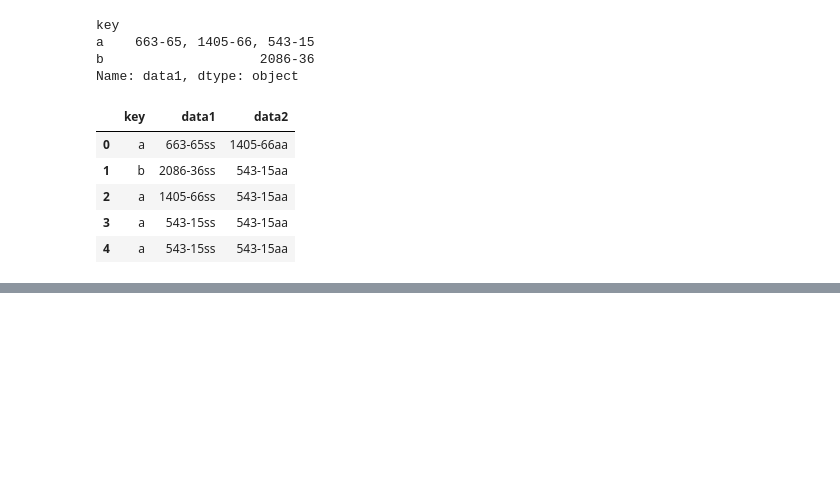
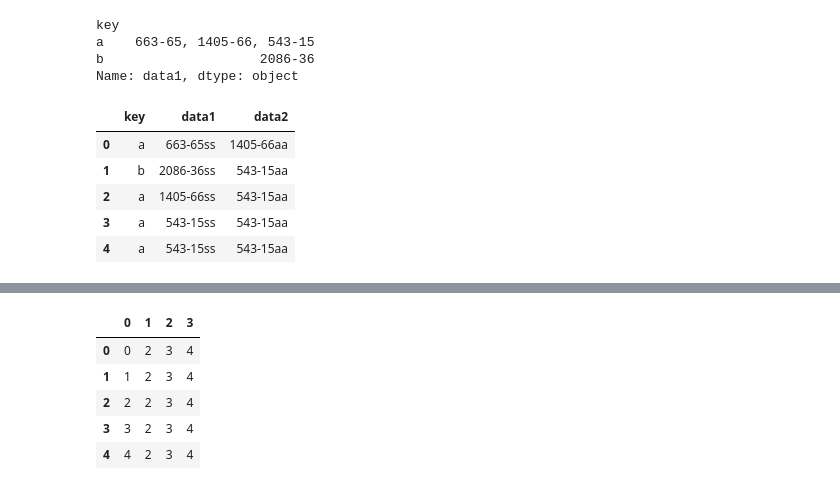
Before and after one commit to OnlyBelter/jupyter-note, a Jupyter notebook: pandas_basic/dataFrame.ipynb, the cells around one changed output, grey strips where cells are left out. Cells and saved outputs as stored; diff of their text form; code cells hidden in the pictures; blank space fills up the shorter version.

```diff
--- a/pandas_basic/dataFrame.ipynb
+++ b/pandas_basic/dataFrame.ipynb
@@ -371,0 +377,17 @@ df3.groupby('key').apply(add_str_to_df)
+# %%
+import io
+import csv
+
+output_file_handle = io.StringIO()  # 创建一个写入内存的文件句柄
+csv_writer = csv.writer(output_file_handle)  # 创建一个csv writer
+for i in range(5):
+    csv_writer.writerow([i, 2, 3, 4])  # 按行写入
+output_file_handle.seek(0)  # 这一句很重要，让读文件的指针回到起始位置
+pd.read_csv(output_file_handle, header=None)  # 从内存中读取csv文件
+# %% [output]
+|  | 0 | 1 | 2 | 3 |
+| 0 | 0 | 2 | 3 | 4 |
+| 1 | 1 | 2 | 3 | 4 |
+| 2 | 2 | 2 | 3 | 4 |
+| 3 | 3 | 2 | 3 | 4 |
+| 4 | 4 | 2 | 3 | 4 |
```
Also changed, not shown: parts of 10 cells of this notebook, 4 other files.
